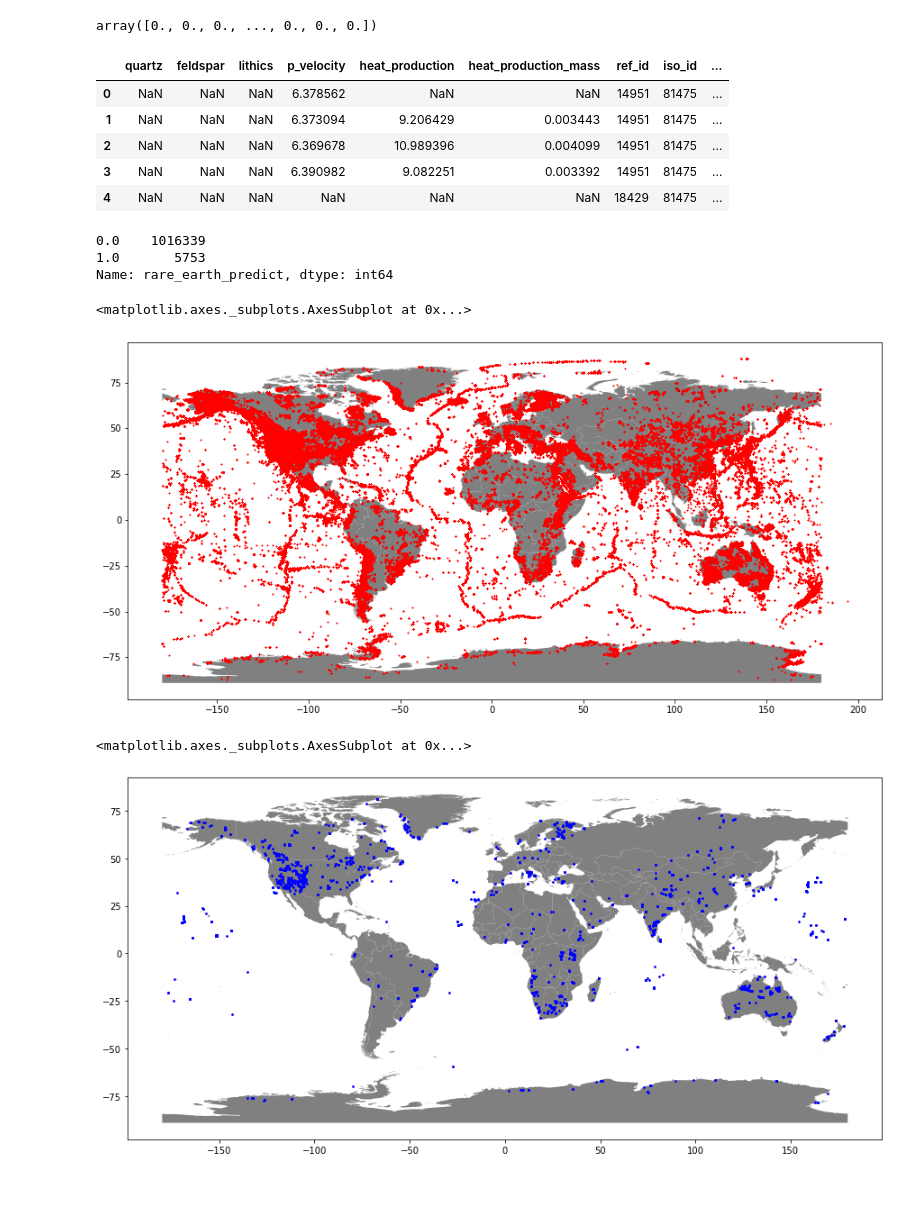
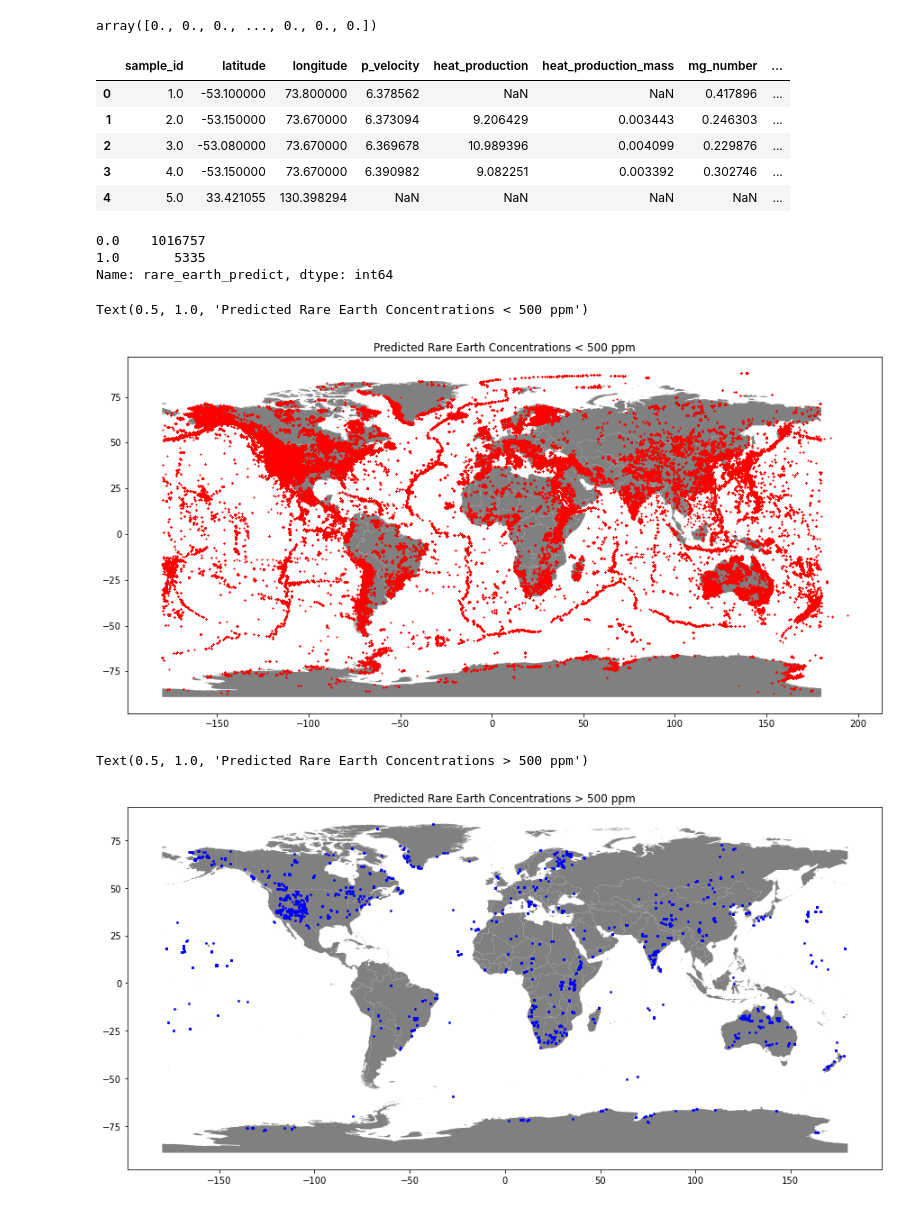
Before and after one commit to jnorman74/Rare_Earth_Metal_Mining, a Jupyter notebook: Exploratory.ipynb, the cells around one changed output. Drawn from its saved outputs; the diff is of its cells as text; code cells hidden in the pictures.

```diff
--- a/Exploratory.ipynb
+++ b/Exploratory.ipynb
@@ -32,3 +32,25 @@ df = pd.read_csv("complete.csv",encoding='ISO-8859-1' )
+# %%
+#Import the datatable from postgres sql, some columns removed manually from csv file if not going to use them
+#also, some columns had no entries in them which caused some erros with postgres import I think
+#postgres database version of connection
+#https://docs.sqlalchemy.org/en/14/core/engines.html
+
+# Create an engine instance
+alchemyEngine = create_engine('postgresql://postgres:janice@localhost:5432/FinalProject')
+
+# Connect to PostgreSQL server
+dbConnection = alchemyEngine.connect();
+
+# Read data from PostgreSQL database table and load into a DataFrame instance
+df = pd.read_sql("select * from \"data\"", dbConnection);
+
+pd.set_option('display.expand_frame_repr', False);
+
+# Close the database connection
+dbConnection.close();
+
+#initial connection to data
+#df = pd.read_csv("complete.csv",encoding='ISO-8859-1' )
 # %%
 df.describe()
 #about 1 million sample ids
@@ -145,8 +167,9 @@ df2 = df.drop(['th232_pb204','th232_u238','u238_pb204','mgco3','epsilon_hf','eps
 # %%
 #Pm not included because no entries in there
+df2=df
 df2['rare_earth'] = df['sc_ppm']+df['y_ppm']+df['la_ppm']+df['ce_ppm']+df['pr_ppm']+df['nd_ppm']+df['sm_ppm']+df['eu_ppm']+df['gd_ppm']+df['tb_ppm']+df['dy_ppm']+df['ho_ppm']+df['er_ppm']+ df['tm_ppm']+df['yb_ppm']+df['lu_ppm']
 # %%
-df2 = df2.drop(['sc_ppm', 'y_ppm', 'la_ppm', 'ce_ppm', 'pr_ppm', 'nd_ppm', 'pm_ppm', 'sm_ppm', 'eu_ppm', 'gd_ppm', 'tb_ppm', 'dy_ppm', 'ho_ppm', 'er_ppm', 'tm_ppm', 'yb_ppm', 'lu_ppm'], axis=1)
+df2 = df2.drop(['sc_ppm', 'y_ppm', 'la_ppm', 'ce_ppm', 'pr_ppm', 'nd_ppm', 'sm_ppm', 'eu_ppm', 'gd_ppm', 'tb_ppm', 'dy_ppm', 'ho_ppm', 'er_ppm', 'tm_ppm', 'yb_ppm', 'lu_ppm'], axis=1)
 # %%
 df2['rare_earth'].describe()
 # %% [output]
@@ -293,17 +325,17 @@ predict_full_dataset['longitude']=df['longitude']
 predict_full_dataset['sample_id']=df['sample_id']
 predict_full_dataset.head()
 # %% [output]
-|  | quartz | feldspar | lithics | p_velocity | heat_production | heat_production_mass | ref_id | iso_id | ... |
-| 0 | NaN | NaN | NaN | 6.378562 | NaN | NaN | 14951 | 81475 | ... |
-| 1 | NaN | NaN | NaN | 6.373094 | 9.206429 | 0.003443 | 14951 | 81475 | ... |
-| 2 | NaN | NaN | NaN | 6.369678 | 10.989396 | 0.004099 | 14951 | 81475 | ... |
-| 3 | NaN | NaN | NaN | 6.390982 | 9.082251 | 0.003392 | 14951 | 81475 | ... |
-| 4 | NaN | NaN | NaN | NaN | NaN | NaN | 18429 | 81475 | ... |
+|  | sample_id | latitude | longitude | p_velocity | heat_production | heat_production_mass | mg_number | ... |
+| 0 | 1.0 | -53.100000 | 73.800000 | 6.378562 | NaN | NaN | 0.417896 | ... |
+| 1 | 2.0 | -53.150000 | 73.670000 | 6.373094 | 9.206429 | 0.003443 | 0.246303 | ... |
+| 2 | 3.0 | -53.080000 | 73.670000 | 6.369678 | 10.989396 | 0.004099 | 0.229876 | ... |
+| 3 | 4.0 | -53.150000 | 73.670000 | 6.390982 | 9.082251 | 0.003392 | 0.302746 | ... |
+| 4 | 5.0 | 33.421055 | 130.398294 | NaN | NaN | NaN | NaN | ... |
 # %%
 features_full_dataset['rare_earth_predict'].value_counts()
 # %% [output]
-0.0    1016339
-1.0       5753
+0.0    1016757
+1.0       5335
 Name: rare_earth_predict, dtype: int64
 # %%
 #plots on map
@@ -321,19 +353,21 @@ geo_df=gpd.GeoDataFrame(features_full_dataset, crs=crs, geometry = geometry)
 # %%
 #create map with no rare earth points
 fig,ax=plt.subplots(figsize=(15,15))
 map.plot(ax=ax, color="grey")
 geo_df[geo_df['rare_earth_predict']==0].plot(ax=ax, markersize=1, color="red", marker='x')
+plt.title('Predicted Rare Earth Concentrations < 500 ppm')
 # %% [output]
-<matplotlib.axes._subplots.AxesSubplot at 0x...>
+Text(0.5, 1.0, 'Predicted Rare Earth Concentrations < 500 ppm')
-[figure, old version]
+[figure, new version]
 # %%
 #create map with rare earth points @ cutoff >500 ppm value
 fig,ax=plt.subplots(figsize=(15,15))
 map.plot(ax=ax, color="grey")
 geo_df[geo_df['rare_earth_predict']==1].plot(ax=ax, markersize=3, color="blue", marker ="o")
+plt.title('Predicted Rare Earth Concentrations > 500 ppm')
 # %% [output]
-<matplotlib.axes._subplots.AxesSubplot at 0x...>
+Text(0.5, 1.0, 'Predicted Rare Earth Concentrations > 500 ppm')
-[figure, old version]
+[figure, new version]
 # %%
 #add another dataset
 #https://mrdata.usgs.gov/ree/
```
Also changed, not shown: parts of 17 cells of this notebook.
